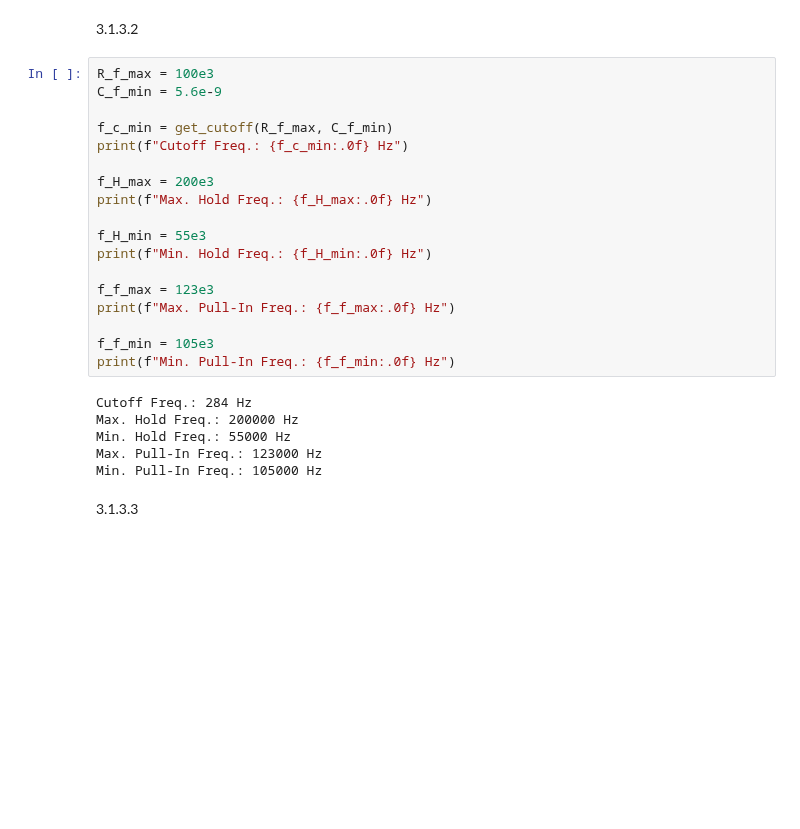
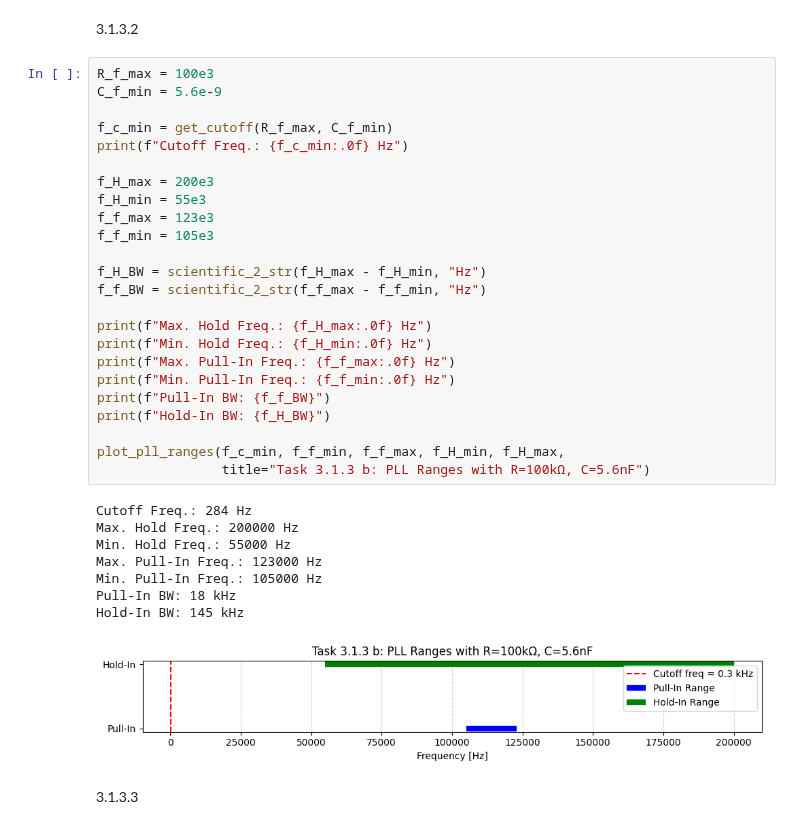
Before and after one commit to NortheLo/Microwave_Eng_Lab, a Jupyter notebook: Lab7_PLL/MWE_Lab7_Meas.ipynb, the cells around one changed output. Drawn from its saved outputs; the diff is of its cells as text; blank space fills up the shorter version.

```diff
--- a/Lab7_PLL/MWE_Lab7_Meas.ipynb
+++ b/Lab7_PLL/MWE_Lab7_Meas.ipynb
@@ -221,27 +316,36 @@ Max. Pull-In Freq.: 138000 Hz
 # %%
 R_f_max = 100e3
 C_f_min = 5.6e-9
 
 f_c_min = get_cutoff(R_f_max, C_f_min)
 print(f"Cutoff Freq.: {f_c_min:.0f} Hz")
 
 f_H_max = 200e3
+f_H_min = 55e3
+f_f_max = 123e3
+f_f_min = 105e3
+
+f_H_BW = scientific_2_str(f_H_max - f_H_min, "Hz")
+f_f_BW = scientific_2_str(f_f_max - f_f_min, "Hz")
+
 print(f"Max. Hold Freq.: {f_H_max:.0f} Hz")
+print(f"Min. Hold Freq.: {f_H_min:.0f} Hz")
+print(f"Max. Pull-In Freq.: {f_f_max:.0f} Hz")
+print(f"Min. Pull-In Freq.: {f_f_min:.0f} Hz")
+print(f"Pull-In BW: {f_f_BW}")
+print(f"Hold-In BW: {f_H_BW}")
 
-f_H_min = 55e3
-print(f"Min. Hold Freq.: {f_H_min:.0f} Hz")
-
-f_f_max = 123e3
-print(f"Max. Pull-In Freq.: {f_f_max:.0f} Hz")
-
-f_f_min = 105e3
-print(f"Min. Pull-In Freq.: {f_f_min:.0f} Hz")
+plot_pll_ranges(f_c_min, f_f_min, f_f_max, f_H_min, f_H_max,
+                title="Task 3.1.3 b: PLL Ranges with R=100kΩ, C=5.6nF")
 # %% [output]
 Cutoff Freq.: 284 Hz
 Max. Hold Freq.: 200000 Hz
 Min. Hold Freq.: 55000 Hz
 Max. Pull-In Freq.: 123000 Hz
 Min. Pull-In Freq.: 105000 Hz
+Pull-In BW: 18 kHz
+Hold-In BW: 145 kHz
+[figure, added]
 # %% [markdown]
 3.1.3.3
 # %%
```
Also changed, not shown: parts of 37 cells of this notebook.
